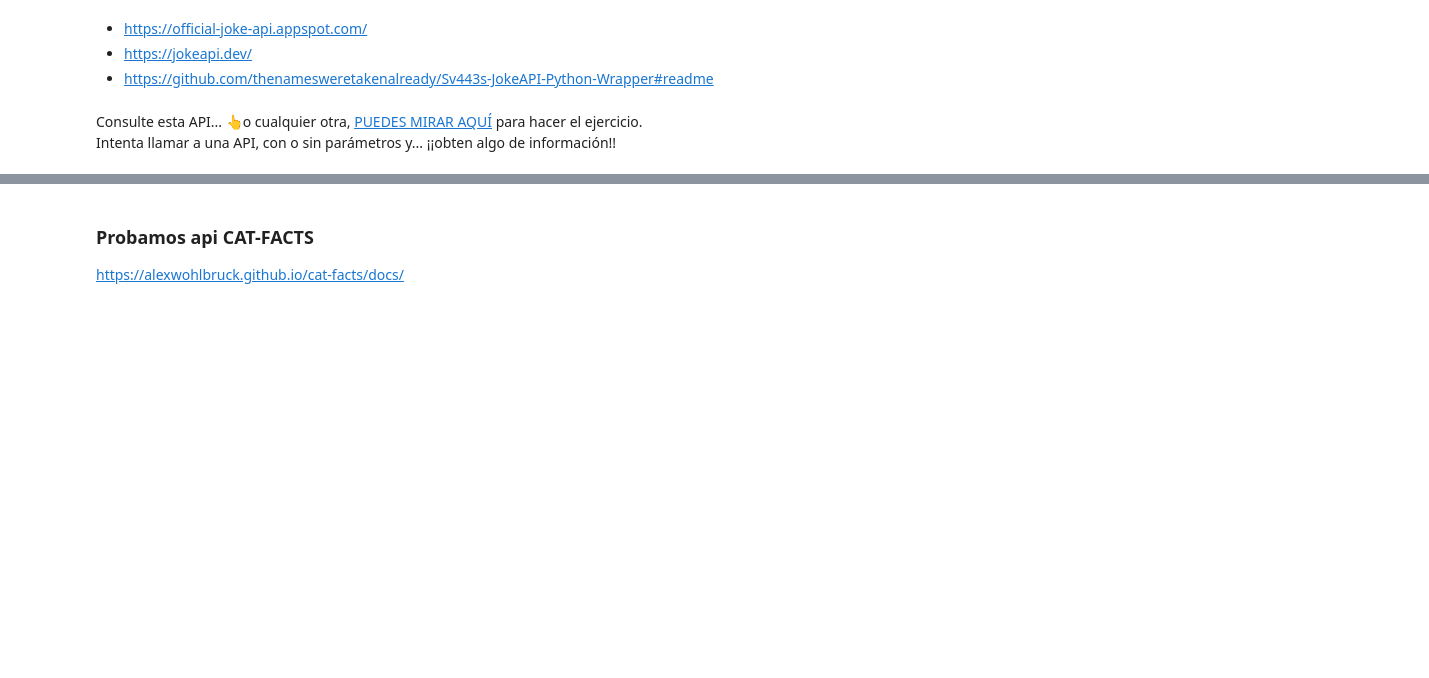
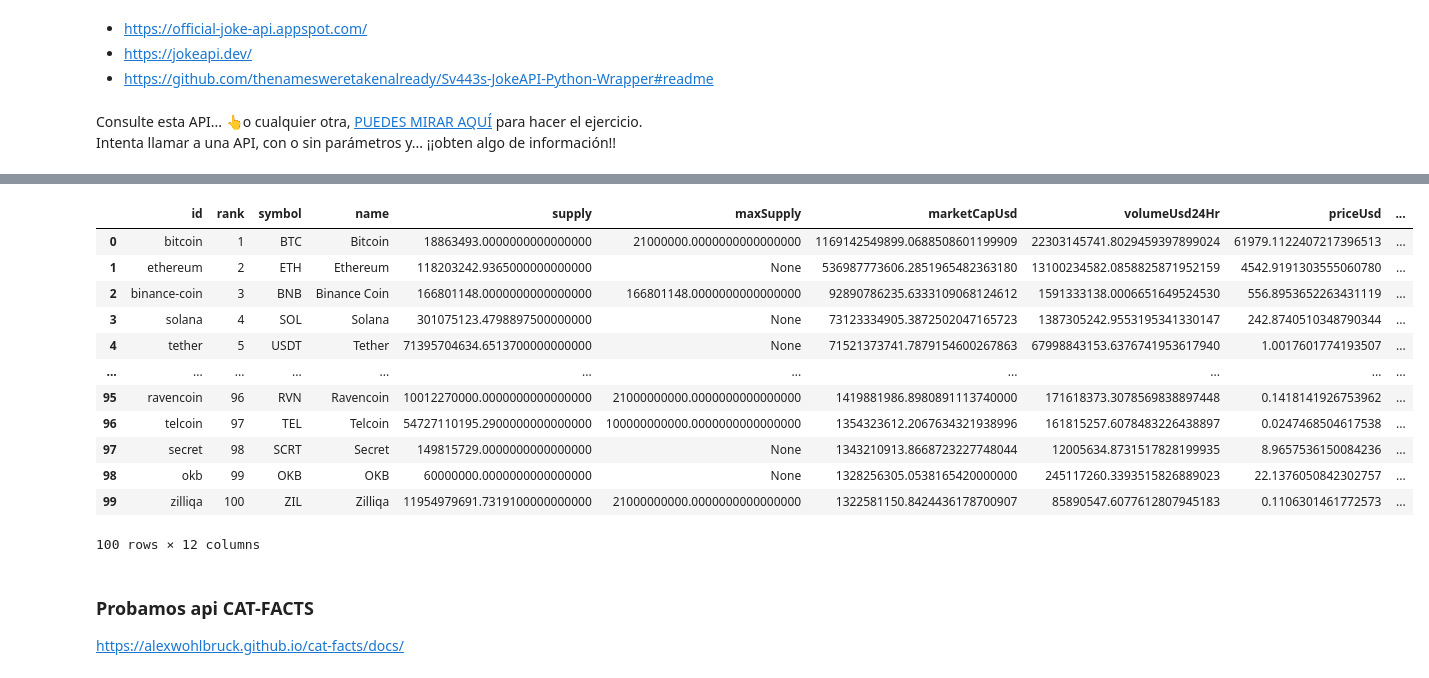
Before and after one commit to Ironhack-Data-Madrid-Octubre-2021/apuntes_clase, a Jupyter notebook: semana_03/03-apis.ipynb, the cells around one changed output, grey strips where cells are left out. Cells and saved outputs as stored; diff of their text form; code cells hidden in the pictures; blank space fills up the shorter version.

```diff
--- a/semana_03/03-apis.ipynb
+++ b/semana_03/03-apis.ipynb
@@ -415,3 +415,5 @@ requests.get(url_iss,params=parametros).json()
 # %% [markdown]
 Consulte esta API... 👆o cualquier otra, [PUEDES MIRAR AQUÍ](https://github.com/public-apis/public-apis) para hacer el ejercicio.
 Intenta llamar a una API, con o sin parámetros y... ¡¡obten algo de información!!
+# %%
+url = "http://api.coincap.io/v2/assets"
@@ -417,0 +422,2 @@ Intenta llamar a una API, con o sin parámetros y... ¡¡obten algo de informaci
+# %%
+response_luis = requests.get(url)
@@ -417,0 +432,2 @@ Intenta llamar a una API, con o sin parámetros y... ¡¡obten algo de informaci
+# %%
+res = response_luis.json()
@@ -418,3 +497,19 @@ Intenta llamar a una API, con o sin parámetros y... ¡¡obten algo de informaci
+# %%
+json_normalize(res["data"])
+# %% [output]
+|  | id | rank | symbol | name | supply | maxSupply | marketCapUsd | volumeUsd24Hr | priceUsd | ... |
+| 0 | bitcoin | 1 | BTC | Bitcoin | 18863493.0000000000000000 | 21000000.0000000000000000 | 1169142549899.0688508601199909 | 22303145741.8029459397899024 | 61979.1122407217396513 | ... |
+| 1 | ethereum | 2 | ETH | Ethereum | 118203242.9365000000000000 | None | 536987773606.2851965482363180 | 13100234582.0858825871952159 | 4542.9191303555060780 | ... |
+| 2 | binance-coin | 3 | BNB | Binance Coin | 166801148.0000000000000000 | 166801148.0000000000000000 | 92890786235.6333109068124612 | 1591333138.0006651649524530 | 556.8953652263431119 | ... |
+| 3 | solana | 4 | SOL | Solana | 301075123.4798897500000000 | None | 73123334905.3872502047165723 | 1387305242.9553195341330147 | 242.8740510348790344 | ... |
+| 4 | tether | 5 | USDT | Tether | 71395704634.6513700000000000 | None | 71521373741.7879154600267863 | 67998843153.6376741953617940 | 1.0017601774193507 | ... |
+| ... | ... | ... | ... | ... | ... | ... | ... | ... | ... | ... |
+| 95 | ravencoin | 96 | RVN | Ravencoin | 10012270000.0000000000000000 | 21000000000.0000000000000000 | 1419881986.8980891113740000 | 171618373.3078569838897448 | 0.1418141926753962 | ... |
+| 96 | telcoin | 97 | TEL | Telcoin | 54727110195.2900000000000000 | 100000000000.0000000000000000 | 1354323612.2067634321938996 | 161815257.6078483226438897 | 0.0247468504617538 | ... |
+| 97 | secret | 98 | SCRT | Secret | 149815729.0000000000000000 | None | 1343210913.8668723227748044 | 12005634.8731517828199935 | 8.9657536150084236 | ... |
+| 98 | okb | 99 | OKB | OKB | 60000000.0000000000000000 | None | 1328256305.0538165420000000 | 245117260.3393515826889023 | 22.1376050842302757 | ... |
+| 99 | zilliqa | 100 | ZIL | Zilliqa | 11954979691.7319100000000000 | 21000000000.0000000000000000 | 1322581150.8424436178700907 | 85890547.6077612807945183 | 0.1106301461772573 | ... |
+100 rows × 12 columns
 # %% [markdown]
 ### Probamos api CAT-FACTS
 https://alexwohlbruck.github.io/cat-facts/docs/
```
Also changed, not shown: parts of 79 cells of this notebook.
